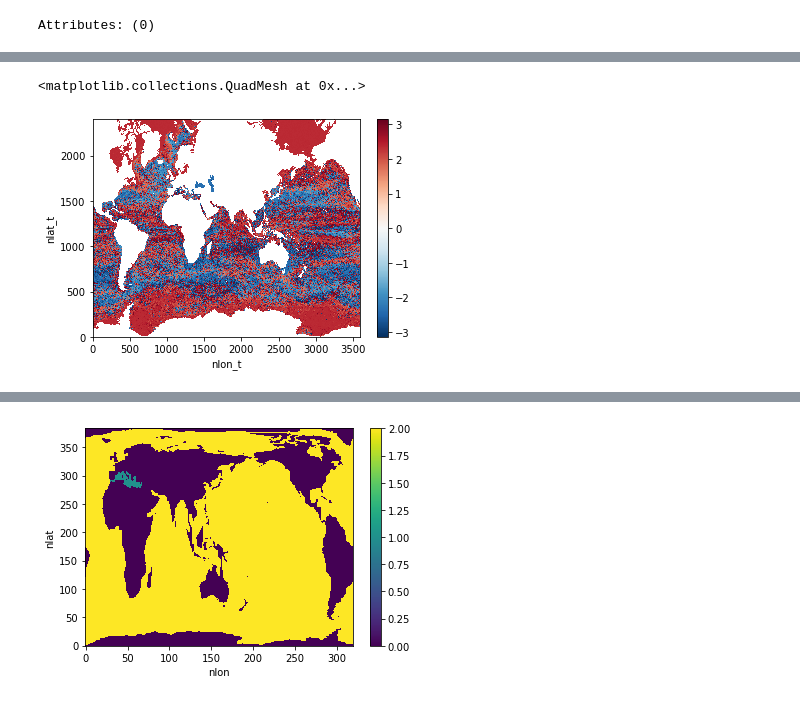
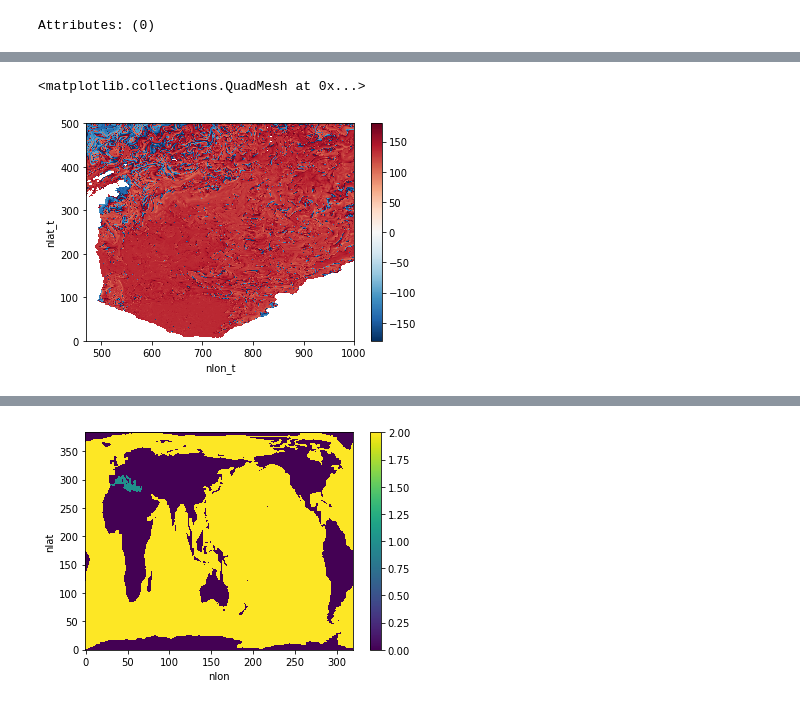
Before and after one commit to shanicetbailey/SST-gradients, a Jupyter notebook: CESM/tendency-histograms.ipynb, the cells around one changed output, grey strips where cells are left out. Drawn from its saved outputs; the diff is of its cells as text; code cells hidden in the pictures.

```diff
--- a/CESM/tendency-histograms.ipynb
+++ b/CESM/tendency-histograms.ipynb
@@ -475,5 +460,5 @@ modgradrho
 # %% [markdown]
 #### Plot Turner angle
 # %%
-ta_wg = horizontal_turner_angle()
+ta = horizontal_turner_angle()
 # %%
@@ -519,3 +506,3 @@ Attributes: (0)
 # %%
-ta_wg_deg1 = xr.ufuncs.degrees(ta_wg)
-ta_wg_deg2 = xr.ufuncs.rad2deg(ta_wg)
+ta_deg1 = xr.ufuncs.degrees(ta)
+ta_deg2 = xr.ufuncs.rad2deg(ta)
@@ -529,5 +509,5 @@ ta_wg.isel(**selection).plot()
-# %%
-ta_wg[0].plot()
-# %% [output]
-<matplotlib.collections.QuadMesh at 0x...>
-[figure, removed]
+# %%
+ta_deg1.isel(**selection).plot()
+# %% [output]
+<matplotlib.collections.QuadMesh at 0x...>
+[figure, added]
```
Also changed, not shown: parts of 40 cells of this notebook.
